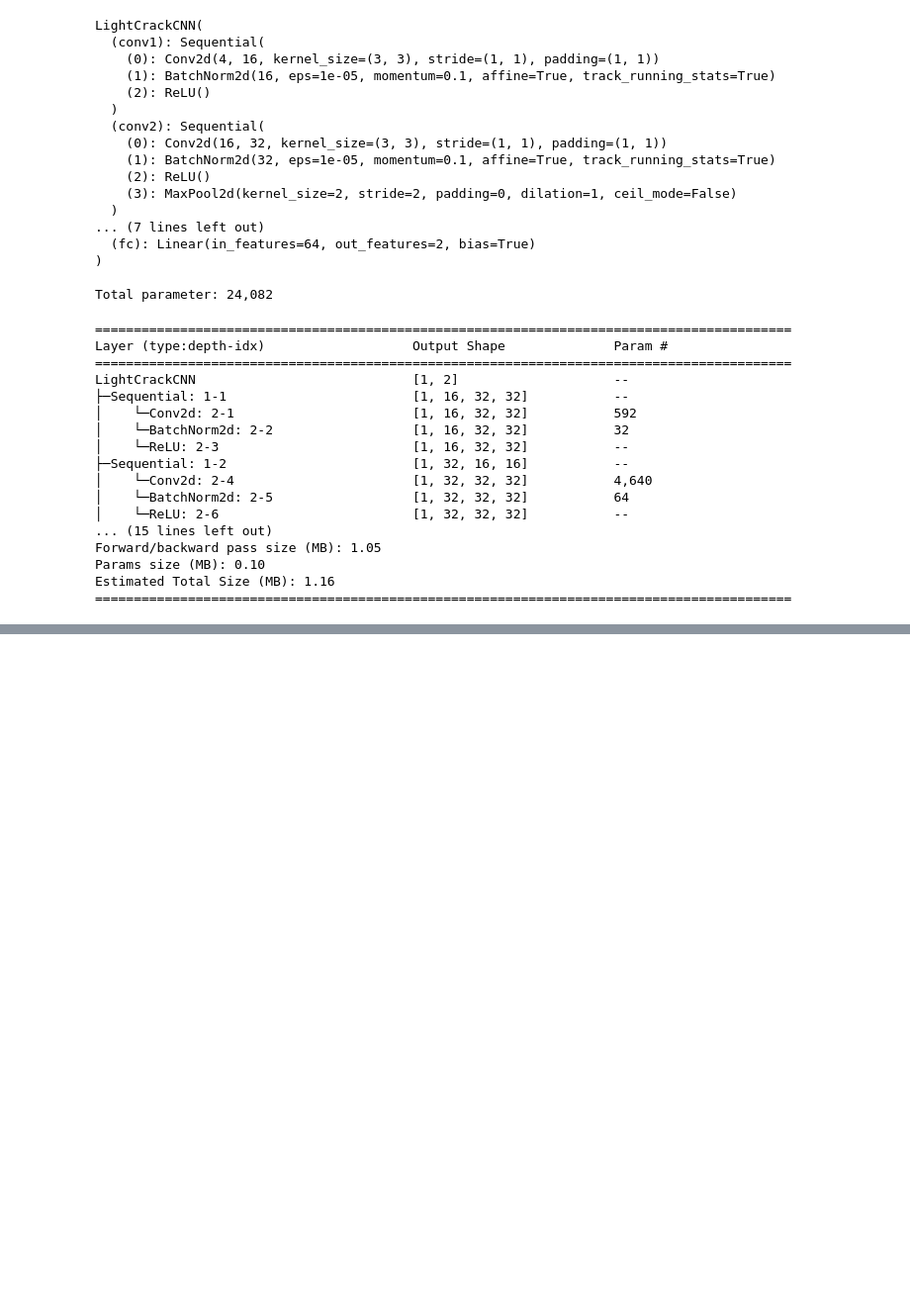
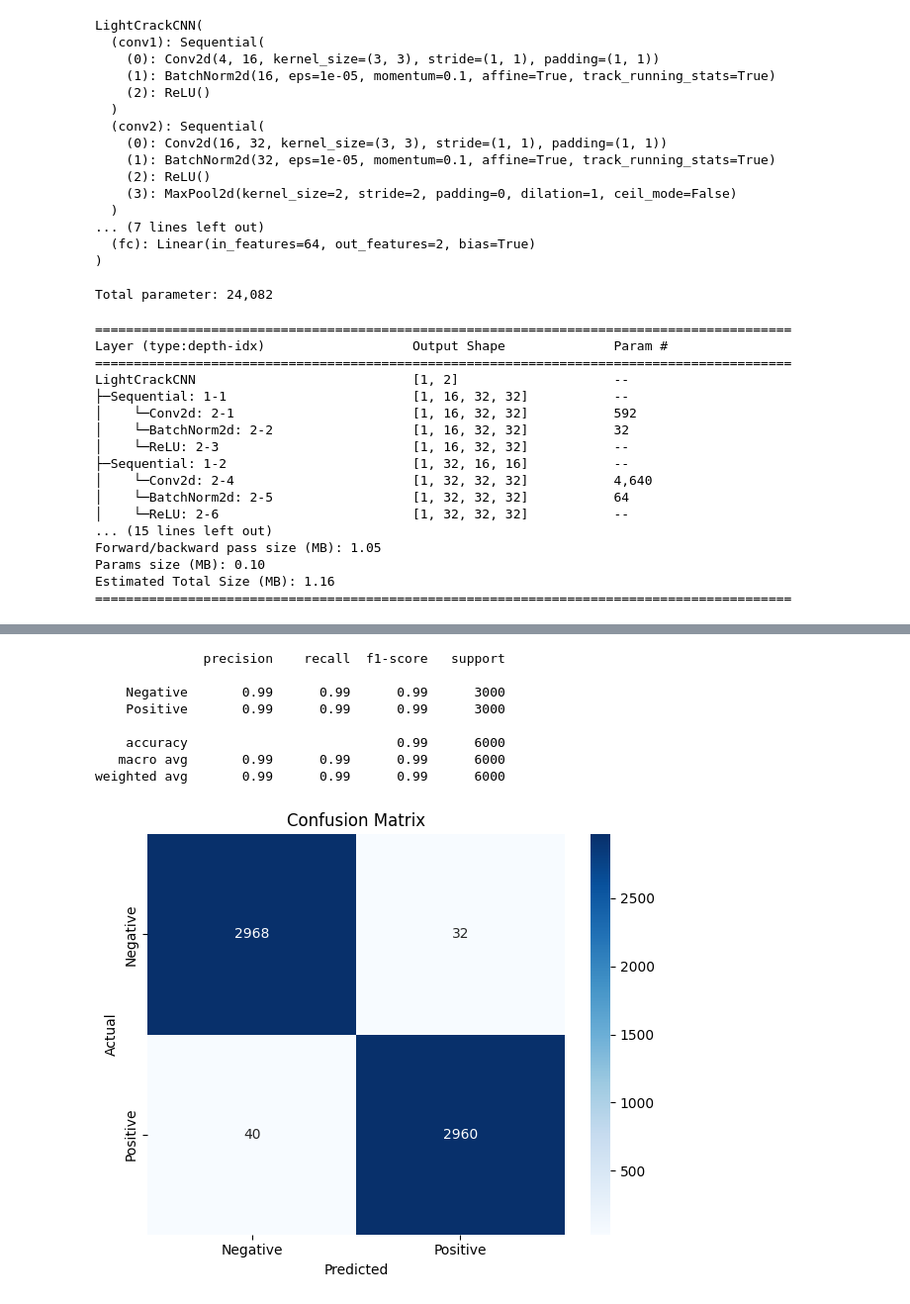
Before and after one commit to Devaaldo/Krak.AI, a Jupyter notebook: crack-detection.ipynb, the cells around one changed output, grey strips where cells are left out. Shown at 99% size. Saved outputs shown, nothing was run; the diff lists cells and outputs as text; code cells hidden in the pictures; blank space fills up the shorter version.

```diff
--- a/crack-detection.ipynb
+++ b/crack-detection.ipynb
@@ -345,0 +384,37 @@ print('\nTraining selesai! Best model disimpan ke best_model.pth')
+# %%
+# Load best model
+model.load_state_dict(torch.load('best_model.pth'))
+model.eval()
+
+all_preds, all_labels = [], []
+with torch.no_grad():
+    for imgs, labels in test_loader:
+        imgs = imgs.to(DEVICE)
+        preds = model(imgs).argmax(1).cpu()
+        all_preds.extend(preds.tolist())
+        all_labels.extend(labels.tolist())
+
+# Classification report
+print(classification_report(all_labels, all_preds, target_names=['Negative', 'Positive']))
+
+# Confusion matrix
+fig, ax = plt.subplots(figsize=(6, 5))
+cm = confusion_matrix(all_labels, all_preds)
+sns.heatmap(cm, annot=True, fmt='d', cmap='Blues',
+            xticklabels=['Negative', 'Positive'],
+            yticklabels=['Negative', 'Positive'], ax=ax)
+ax.set_title('Confusion Matrix')
+ax.set_xlabel('Predicted')
+ax.set_ylabel('Actual')
+plt.tight_layout()
+plt.show()
+# %% [output]
+              precision    recall  f1-score   support
+
+    Negative       0.99      0.99      0.99      3000
+    Positive       0.99      0.99      0.99      3000
+
+    accuracy                           0.99      6000
+   macro avg       0.99      0.99      0.99      6000
+weighted avg       0.99      0.99      0.99      6000
+[figure, added]
```
Also changed, not shown: parts of 3 cells of this notebook.
